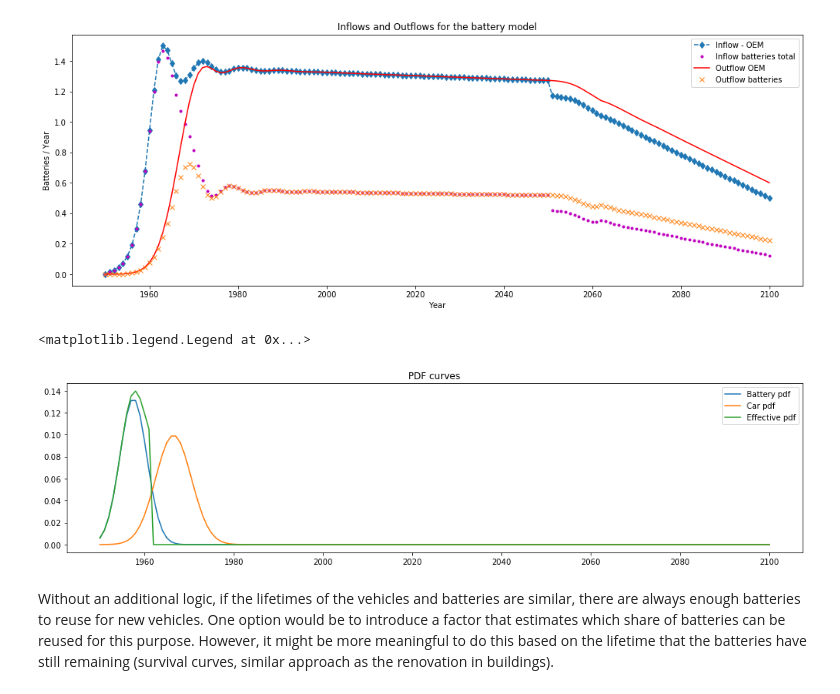
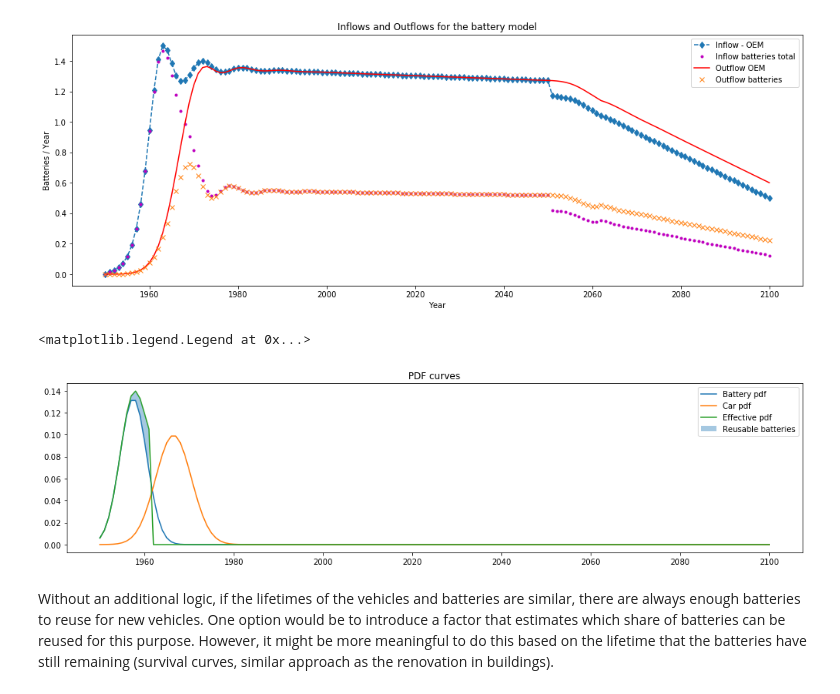
Before and after one commit to fernaag/product_component_model, a Jupyter notebook: generic_model.ipynb, the cells around one changed output. Drawn from its saved outputs; the diff is of its cells as text; code cells hidden in the pictures.

```diff
--- a/generic_model.ipynb
+++ b/generic_model.ipynb
@@ -312,12 +312,13 @@ plt.legend(loc='best')
 # %%
 plt.figure(figsize=(17, 4))
 plt.plot(time, pdf_battery, label='Battery pdf')
 plt.plot(time, pdf_car, label='Car pdf')
 plt.plot(time, pdf_effective, label='Effective pdf')
+plt.fill_between(time[:pdf_effective.nonzero()[0][-1]+1], pdf_battery[:pdf_effective.nonzero()[0][-1]+1],pdf_effective[:pdf_effective.nonzero()[0][-1]+1],  alpha=0.4, label='Reusable batteries' )
 plt.title('PDF curves')
 plt.legend(loc='best')
 # %% [output]
 <matplotlib.legend.Legend at 0x...>
-[figure, old version]
+[figure, new version]
 # %% [markdown]
 Without an additional logic, if the lifetimes of the vehicles and batteries are similar, there are always enough batteries to reuse for new vehicles. One option would be to introduce a factor that estimates which share of batteries can be reused for this purpose. However, it might be more meaningful to do this based on the lifetime that the batteries have still remaining (survival curves, similar approach as the renovation in buildings).
```
Also changed, not shown: parts of 4 cells of this notebook.
